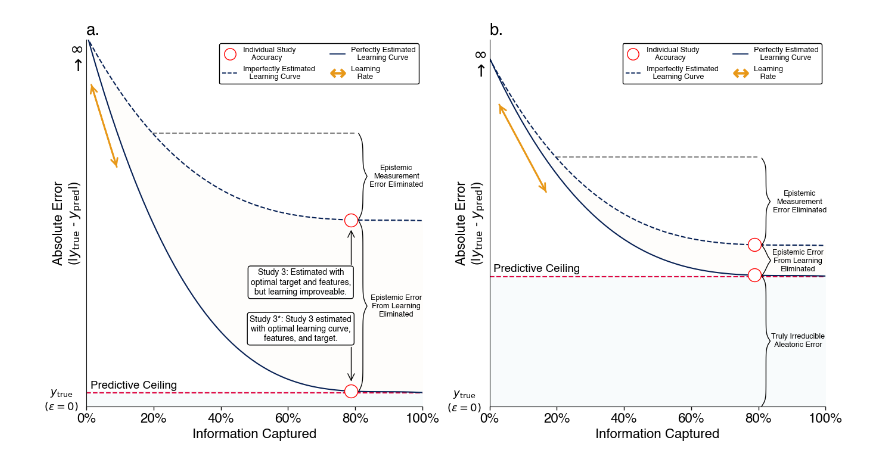
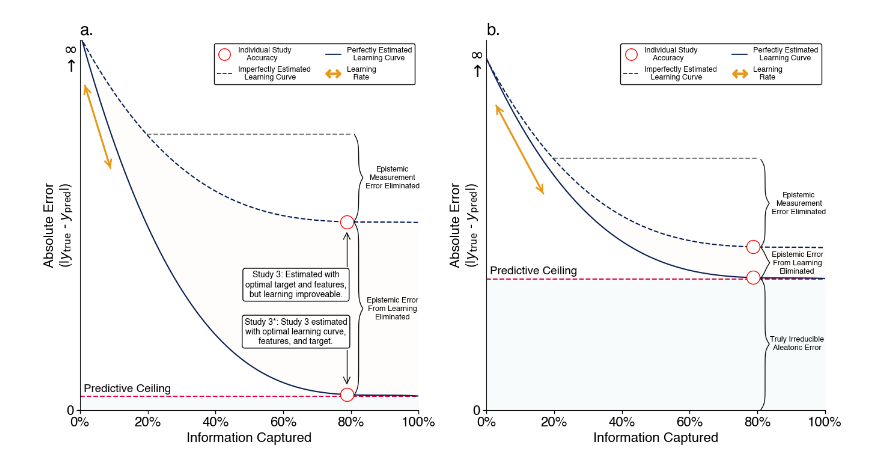
Before and after one commit to crahal/unpredictability, a Jupyter notebook: src/new_si_figures.ipynb, the cells around one changed output. Drawn from its saved outputs; the diff is of its cells as text; code cells hidden in the pictures.

Commit message:
Change y-axis tick label at the intercept.

```diff
--- a/src/new_si_figures.ipynb
+++ b/src/new_si_figures.ipynb
@@ -173,7 +173,7 @@ for ax, title in zip([ax1], ['a.']):
     ax.set_xlim(0,10)
 
 ax1.set_ylabel('Absolute Error\n'
-              r'(|$y_{\text{true}}$ - $y_{\text{pred}}$|)', fontsize=16)
+              r'(|$y_{\text{true}}$ - $y_{\text{pred}}$|)', fontsize=16, labelpad=-10)
 
 '''
 draw_brace(ax1, .1675,
@@ -366,7 +366,7 @@ for ax, title in zip([ax2], ['b.']):
     ax.set_xlim(0,10)
 
 ax2.set_ylabel('Absolute Error\n'
-              r'(|$y_{\text{true}}$ - $y_{\text{pred}}$|)', fontsize=16)
+              r'(|$y_{\text{true}}$ - $y_{\text{pred}}$|)', fontsize=16, labelpad=-10)
 
 draw_brace(ax2, .42,
            (ax2_scatter1_end_x+1.6, ax2_scatter1_end_y-0.311),
@@ -408,33 +408,38 @@ ax2.axhline(y=ax2_scatter1_y, xmin= ax2_scatter1_x/10, xmax= ax2_scatter1_end_x/
 
 
 
 ax2.set_ylim(ax1.get_ylim()[0], ax1.get_ylim()[1])
 
 
 sns.despine()
 
 ax1.set_ylim(0.0, 1)
 ax1.text(-0.3, ax1.get_ylim()[1]*.95, '$\infty$\n$↑$',
          ha='center', va='center', fontsize=20)
 ax2.fill_between(x1_fit,
                  y1_fit[60],
                  ax2.get_ylim()[0],
                  color='#3288bd',
                  alpha=0.03
                  )
 ax2.fill_between(x1_fit,
                  y1_fill_fit,
                  y3_fill_fit,
                  color='#efb85f',
                  alpha=fill_alpha
                  )
 
-ax1.text(-0.75, ax1.get_ylim()[0]+.0175, r'$y_{\text{true}}$'+ '\n' + r'$(\epsilon=0)$', ha='center', va='center', fontsize=13)
-ax2.text(-0.75, ax2.get_ylim()[0]+.0175, r'$y_{\text{true}}$'+ '\n' + r'$(\epsilon=0)$', ha='center', va='center', fontsize=13)
+ax1.set_yticks([ax1.get_ylim()[0]])
+ax1.set_yticklabels(["0"])
+ax2.set_yticks([ax2.get_ylim()[0]])
+ax2.set_yticklabels(["0"])
+
+#ax1.text(-0.75, ax1.get_ylim()[0]+.0175, r'$y_{\text{true}}$'+ '\n' + r'$(\epsilon=0)$', ha='center', va='center', fontsize=13)
+#ax2.text(-0.75, ax2.get_ylim()[0]+.0175, r'$y_{\text{true}}$'+ '\n' + r'$(\epsilon=0)$', ha='center', va='center', fontsize=13)
 plt.savefig(os.path.join(os.getcwd(),
                              '..',
                              'output',
                              'unpredictability_figure_si1_new.pdf'),
                 bbox_inches='tight')
 # %% [output]
-[figure, old version]
+[figure, new version]
```
Also changed, not shown: 3 other files.
